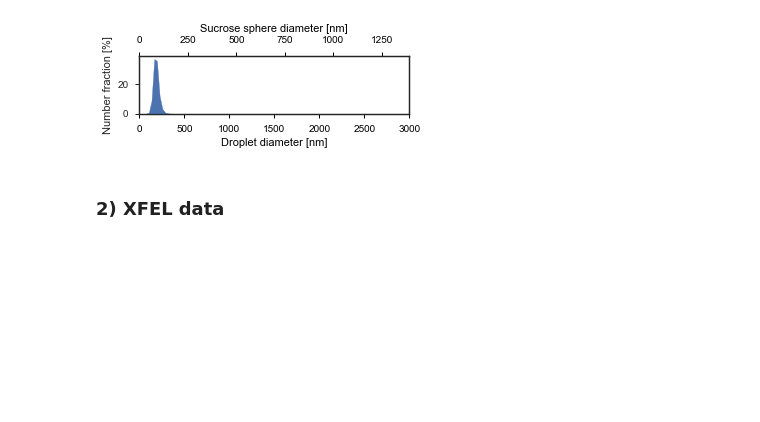
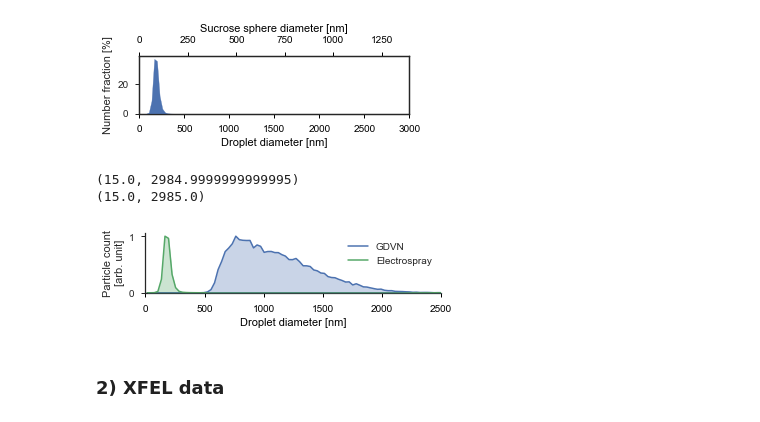
Before and after one commit to mhantke/esi_at_amo, a Jupyter notebook: notebooks/fig_sucrose.ipynb, the cells around one changed output. Cells and saved outputs as stored; diff of their text form; code cells hidden in the pictures; blank space fills up the shorter version.

```diff
--- a/notebooks/fig_sucrose.ipynb
+++ b/notebooks/fig_sucrose.ipynb
@@ -291,6 +289,8 @@ GDVN
 [figure]
 # %% [markdown]
 ## Plots for manuscript
+# %%
+plot_data = {}
 # %% [markdown]
 ### 1) MSI data
 # %%
@@ -347,6 +347,78 @@ for ds_name, source, conc in zip(ds_names, sources, concs):
 (15.0, 2985.0)
 [figure]
 [figure]
+# %%
+# Choosing data set with highest laser power
+sources = ["GDVN", "ESI"]
+ds_names = ["Data385_20160909", "Data337_20160906"]
+concs = [1., 10]
+colors = sns.color_palette()
+
+residue_to_drop = lambda d_residue, conc: float(1/(float(conc)*1E-2))**(1/3.)*d_residue
+
+fig = figure(figsize=(5,1.5))
+ax = fig.add_axes([0.13, 0.35, 0.82, 0.55])
+
+plot_data['msi'] = {}
+
+for ds_name, source, conc, color in zip(ds_names, sources, concs, colors):
+
+    H = histograms[source][str(conc)][ds_name]["H_velocity_corrected"].copy()
+    d_drop_centers = histograms[source][str(conc)][ds_name]["d_drop_centers"]
+
+    #H_number_fraction = H/float(H.sum())
+    H_number_fraction = H/float(H.max())
+    print(d_drop_centers.min(), d_drop_centers.max())
+
+    if source == "ESI":
+        label = "Electrospray"
+    else:
+        label = source
+
+    ax.plot(d_drop_centers, H_number_fraction, color=color, lw=1.5, label=label)
+    ax.fill_between(d_drop_centers, 0, H_number_fraction,
+                    alpha=0.3, color=color, zorder=5)
+
+    ax.set_xticks(arange(0, 2500+500, 500))
+    ax.set_ylabel("Particle count\n [arb. unit]")
+    ax.set_xlim(0, 2500)
+
+    if source == "ESI":
+        residue_ticks = np.asarray([0, 250, 500, 750, 1000, 1250])
+    elif source == "GDVN":
+        residue_ticks = np.asarray([0, 100, 200, 300, 400, 500, 600, 700])
+
+    residue_tick_labels = ["%i" % _i for _i in residue_ticks]
+    residue_tick_locations = [residue_to_drop(_d, conc) for _d in residue_ticks]
+
+    #ax_top = ax.twiny()
+    #ax_top.set_xlim(ax.get_xlim())
+
+    #ax_top.set_xticks(residue_tick_locations)
+    #ax_top.set_xticklabels(residue_tick_labels)
+    #ax_top.set_xlabel("Sucrose sphere diameter [nm]", color='k')
+    ax.set_xlabel("Droplet diameter [nm]", color='k')
+    #ax_top.tick_params(length=4)
+    #ax_top.tick_params('x', colors='k')
+    ax.tick_params(length=4)
+    ax.tick_params('x', colors='k')
+
+    sns.despine()
+
+    ax.set_ylim(0, None)
+
+    ax.legend()
+
+    plot_data['msi'][source] = {
+        'd' : d_drop_centers,
+        'H' : H_number_fraction,
+    }
+
+fig.savefig("../fig2a_droplets_msi.png", dpi=400)
+# %% [output]
+(15.0, 2984.9999999999995)
+(15.0, 2985.0)
+[figure, added]
 # %% [markdown]
 ### 2) XFEL data
 # %%
```
Also changed, not shown: parts of 4 cells of this notebook, 4 other files.
